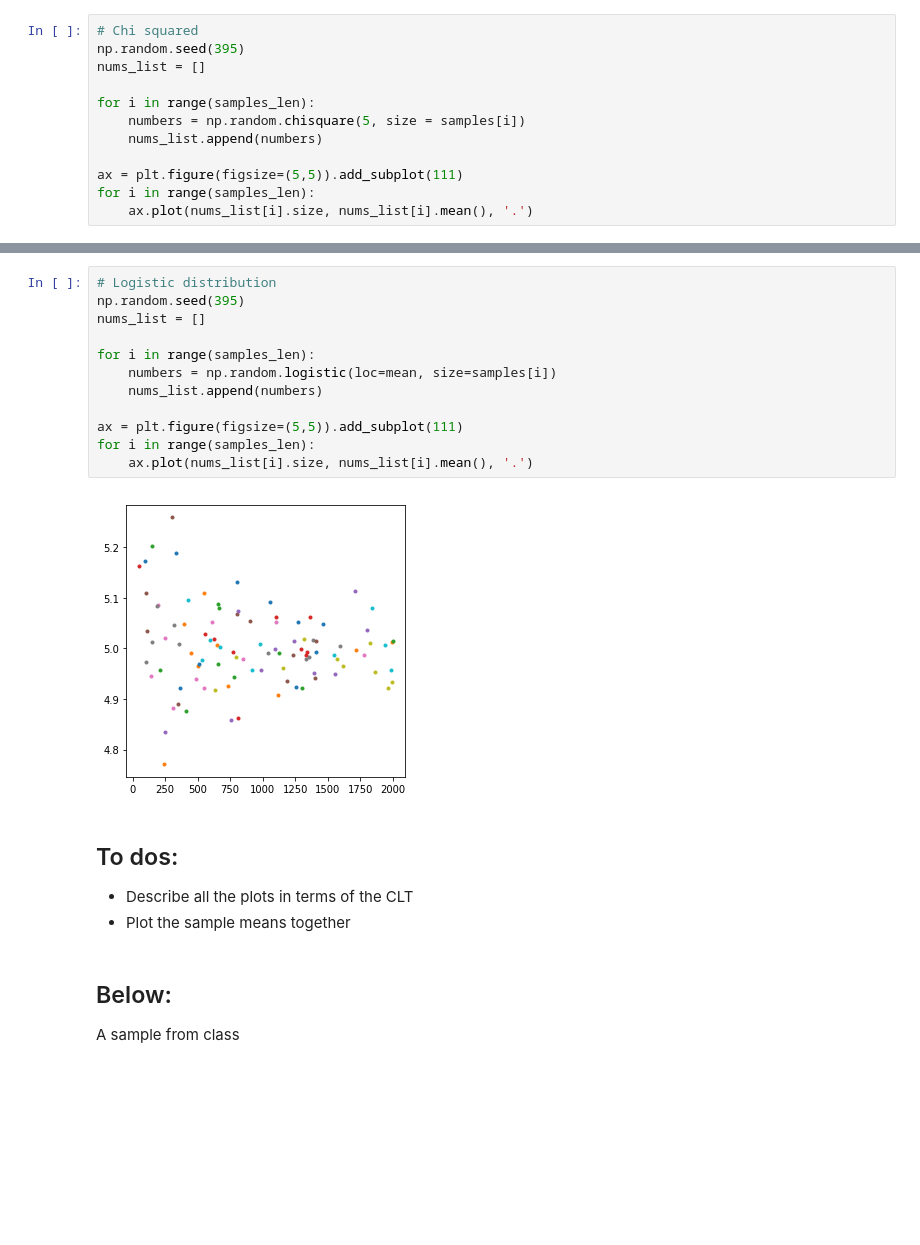
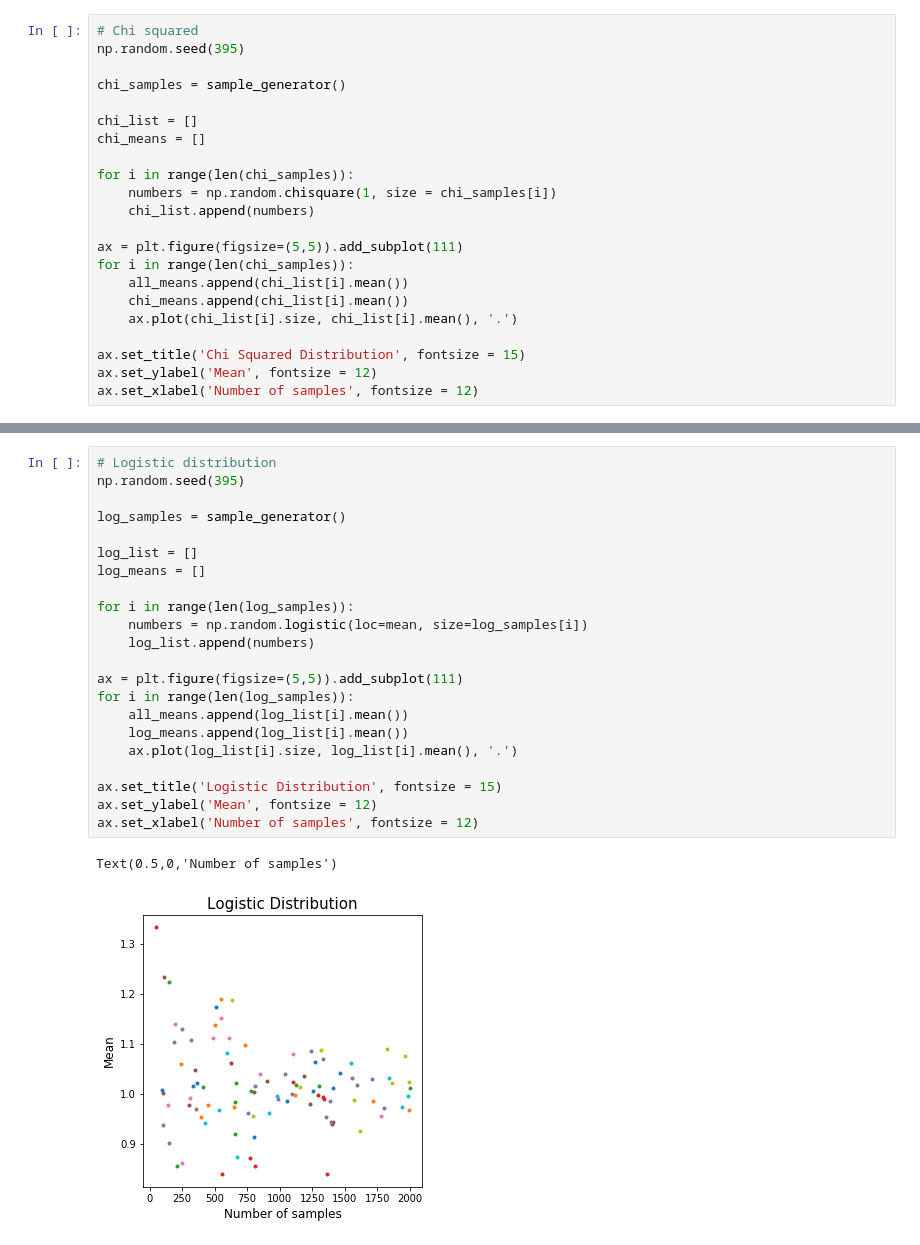
Before and after one commit to pranay-anchan/PUI2018_shb395, a Jupyter notebook: HW4_shb395/assignment1.ipynb, the cells around one changed output, grey strips where cells are left out. Saved outputs shown, nothing was run; the diff lists cells and outputs as text; blank space fills up the shorter version.

```diff
--- a/HW4_shb395/assignment1.ipynb
+++ b/HW4_shb395/assignment1.ipynb
@@ -69,13 +111,23 @@ for i in range(samples_len):
 # %%
 # Chi squared
 np.random.seed(395)
-nums_list = []
 
-for i in range(samples_len):
-    numbers = np.random.chisquare(5, size = samples[i])
-    nums_list.append(numbers)
+chi_samples = sample_generator()
+
+chi_list = []
+chi_means = []
+
+for i in range(len(chi_samples)):
+    numbers = np.random.chisquare(1, size = chi_samples[i])
+    chi_list.append(numbers)
 
 ax = plt.figure(figsize=(5,5)).add_subplot(111)
-for i in range(samples_len):
-    ax.plot(nums_list[i].size, nums_list[i].mean(), '.')
+for i in range(len(chi_samples)):
+    all_means.append(chi_list[i].mean())
+    chi_means.append(chi_list[i].mean())
+    ax.plot(chi_list[i].size, chi_list[i].mean(), '.')
+
+ax.set_title('Chi Squared Distribution', fontsize = 15)
+ax.set_ylabel('Mean', fontsize = 12)
+ax.set_xlabel('Number of samples', fontsize = 12)
 # %% [output]
@@ -83,23 +140,25 @@ for i in range(samples_len):
 # %%
 # Logistic distribution
 np.random.seed(395)
-nums_list = []
 
-for i in range(samples_len):
-    numbers = np.random.logistic(loc=mean, size=samples[i])
-    nums_list.append(numbers)
+log_samples = sample_generator()
+
+log_list = []
+log_means = []
+
+for i in range(len(log_samples)):
+    numbers = np.random.logistic(loc=mean, size=log_samples[i])
+    log_list.append(numbers)
 
 ax = plt.figure(figsize=(5,5)).add_subplot(111)
-for i in range(samples_len):
-    ax.plot(nums_list[i].size, nums_list[i].mean(), '.')
+for i in range(len(log_samples)):
+    all_means.append(log_list[i].mean())
+    log_means.append(log_list[i].mean())
+    ax.plot(log_list[i].size, log_list[i].mean(), '.')
+
+ax.set_title('Logistic Distribution', fontsize = 15)
+ax.set_ylabel('Mean', fontsize = 12)
+ax.set_xlabel('Number of samples', fontsize = 12)
 # %% [output]
+Text(0.5,0,'Number of samples')
-[figure, old version]
+[figure, new version]
-# %% [markdown]
-## To dos:
-
-* Describe all the plots in terms of the CLT
-* Plot the sample means together
-# %% [markdown]
-## Below:
-
-A sample from class
```
Also changed, not shown: parts of 19 cells of this notebook, 3 other files.
